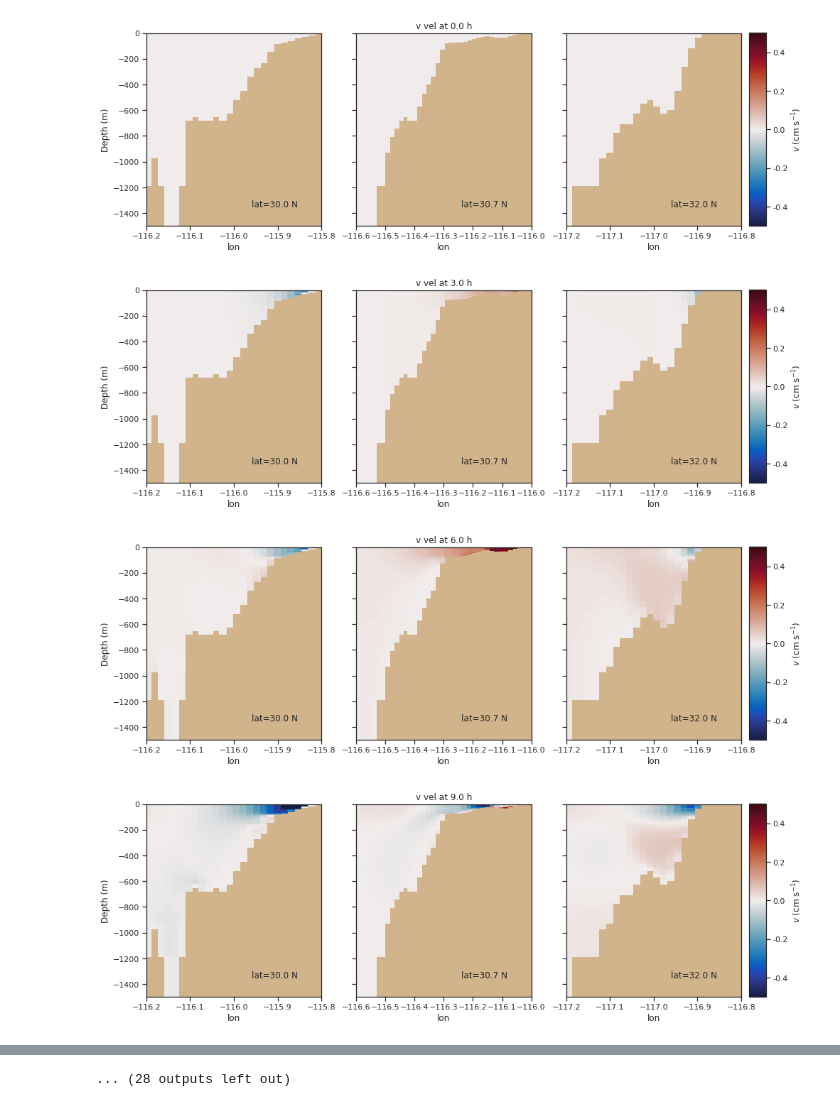
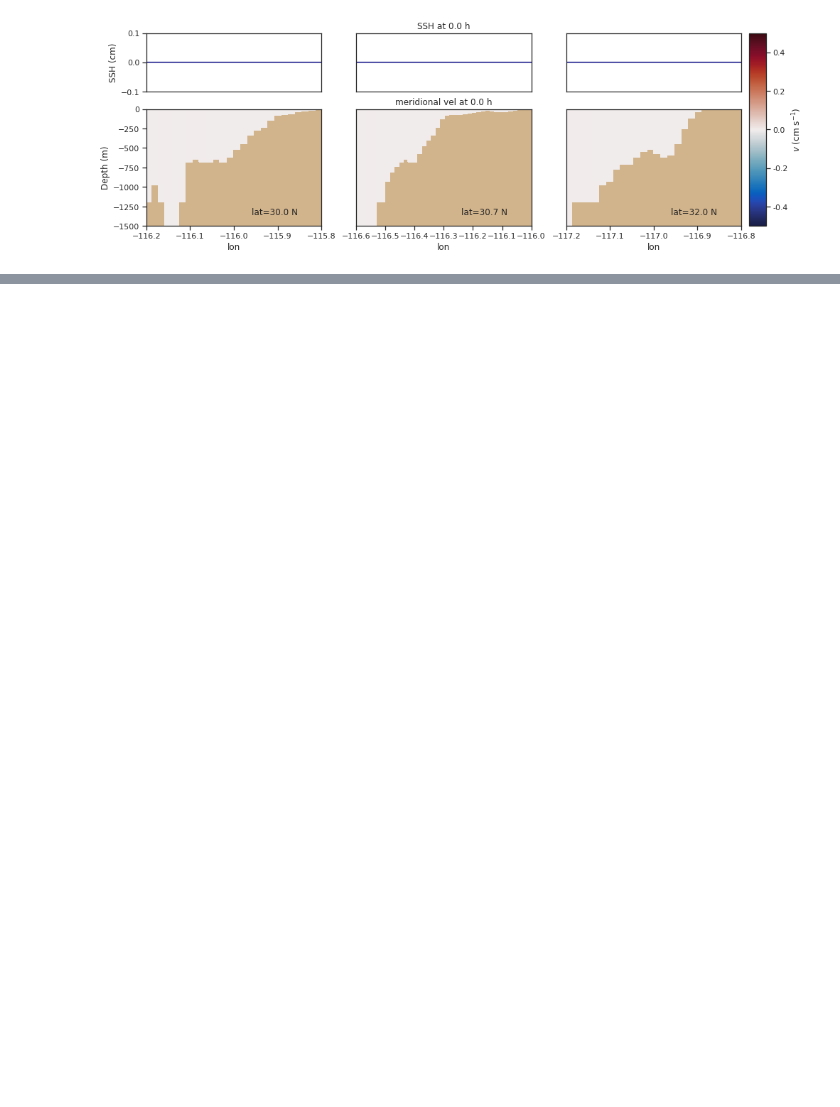
Before and after one commit to anakarinarm/notebooks_SVB, a Jupyter notebook: MITgcm/domain5/CTW/febTS_ctw_structure.ipynb, the cells around one changed output, grey strips where cells are left out. Saved outputs shown, nothing was run; the diff lists cells and outputs as text; code cells hidden in the pictures; blank space fills up the shorter version.

```diff
--- a/MITgcm/domain5/CTW/febTS_ctw_structure.ipynb
+++ b/MITgcm/domain5/CTW/febTS_ctw_structure.ipynb
@@ -49,46 +49,73 @@ mask = np.ma.getmask(hfac)
 dep_masked = np.ma.masked_values(depth,0)
 mask_dep = np.ma.getmask(dep_masked)
 # %%
-for ii in range(40):
+for ii in range(1):#40):
     tt = ii*18
-    fig, (ax,ax1,ax2) = plt.subplots(1,3,figsize=(15,5), sharey=True)
+    fig = plt.figure(figsize=(15,5))
+    widths = [1, 1, 1]
+    heights = [1, 2]
+    spec = fig.add_gridspec(ncols=3, nrows=2, width_ratios=widths,
+                          height_ratios=heights)
+    ax = fig.add_subplot(spec[1, 0])
+    ax1 = fig.add_subplot(spec[1, 1])
+    ax2 = fig.add_subplot(spec[1, 2])
+
+    ax3 = fig.add_subplot(spec[0, 0])
+    ax4 = fig.add_subplot(spec[0, 1])
+    ax5 = fig.add_subplot(spec[0, 2])
+
     for axx in [ax,ax1,ax2]:
         axx.set_facecolor('tan')
         axx.set_xlabel('lon')
+
+    for axx in [ax1, ax2, ax4, ax5]:
+        axx.set_yticks([])
+
+    for axx in [ax3, ax4, ax5]:
+        axx.set_xticks([])
+        axx.set_ylim(-0.1,0.1)
 
     pc = ax.pcolormesh(lon, Z, 100*np.ma.masked_array(ds['VVEL'][tt,:,170+50,:],
                                                   mask=mask[:,170+50,:]),
                       cmap=cmo.cm.balance, vmin=-0.5, vmax=0.5)
 
     pc = ax1.pcolormesh(lon, Z, 100*np.ma.masked_array(ds['VVEL'][tt,:,170+100,:],
                                                    mask=mask[:,170+100,:]),
                       cmap=cmo.cm.balance, vmin=-0.5, vmax=0.5)
 
     pc = ax2.pcolormesh(lon, Z, 100*np.ma.masked_array(ds['VVEL'][tt,:,170+200,:],
                                                    mask=mask[:,170+200,:]),
                       cmap=cmo.cm.balance, vmin=-0.5, vmax=0.5)
 
     norm = mpl.colors.Normalize(vmin=-0.5, vmax=0.5)
     cbar_ax = fig.add_axes([0.91, 0.125, 0.022, 0.755])
     cb = fig.colorbar(mpl.cm.ScalarMappable(norm=norm, cmap=cmo.cm.balance),
                       cax=cbar_ax, orientation='vertical',
                       format='%1.1f', label='$v$ (cm s$^{-1}$)')
 
+    ax3.plot(lon, 100*ds['ETAN'][tt,170+50,:], color='navy')
+    ax4.plot(lon, 100*ds['ETAN'][tt,170+100,:], color='navy')
+    ax5.plot(lon, 100*ds['ETAN'][tt,170+200,:], color='navy')
+
+
+    for axx in [ax, ax1, ax2]:
+        axx.set_ylim(-1500,0)
+
     ax.set_xlim(-116.2,-115.8)
-    ax.set_ylim(-1500,0)
-
+    ax3.set_xlim(-116.2,-115.8)
     ax1.set_xlim(-116.6,-116)
+    ax4.set_xlim(-116.6,-116)
     ax2.set_xlim(-117.2,-116.8)
+    ax5.set_xlim(-117.2,-116.8)
     ax.set_ylabel('Depth (m)')
-    ax1.set_title('v vel at %1.1f h' %(tt*600/3600))
+    ax3.set_ylabel('SSH (cm)')
+    ax1.set_title('meridional vel at %1.1f h' %(tt*600/3600))
+    ax4.set_title('SSH at %1.1f h' %(tt*600/3600))
     ax.text(0.6,0.1,'lat=%1.1f N' %lat[170+50], transform=ax.transAxes)
     ax1.text(0.6,0.1,'lat=%1.1f N' %lat[170+100], transform=ax1.transAxes)
     ax2.text(0.6,0.1,'lat=%1.1f N' %lat[170+200], transform=ax2.transAxes)
     tstr = str(tt).zfill(3)
     plt.savefig('v_febTS_%s.png' %tstr, format='png')
     plt.show()
 # %% [output]
-[figure, old version]
+[figure, new version]
-[figure, removed]
-[figure, removed]
-[figure, removed]
@@ -103,2 +122 @@ for ii in range(40):
-... (28 outputs left out)
 # %%
```
Also changed, not shown: parts of 3 cells of this notebook, 3 other files.
